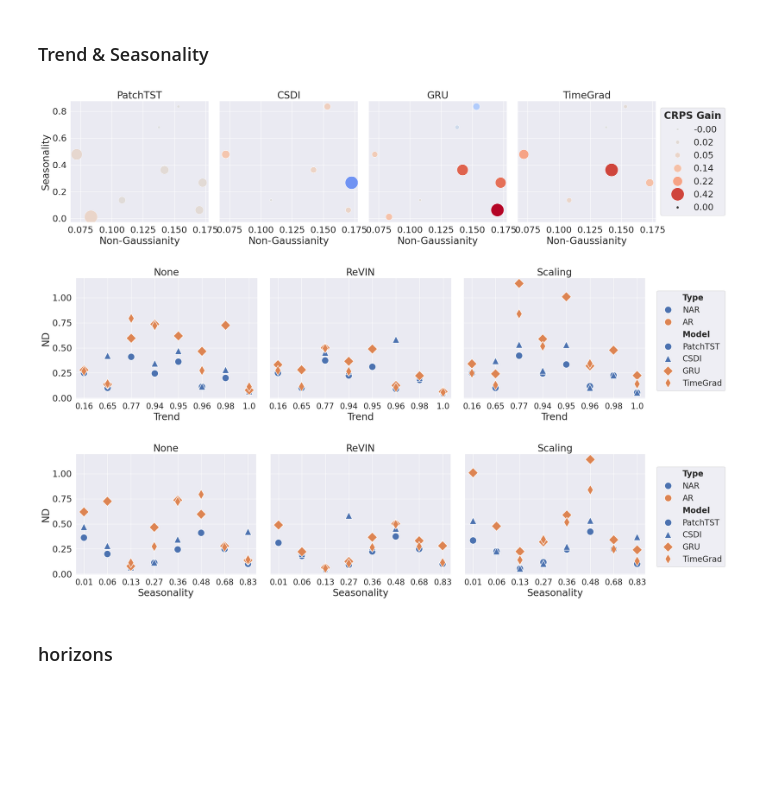
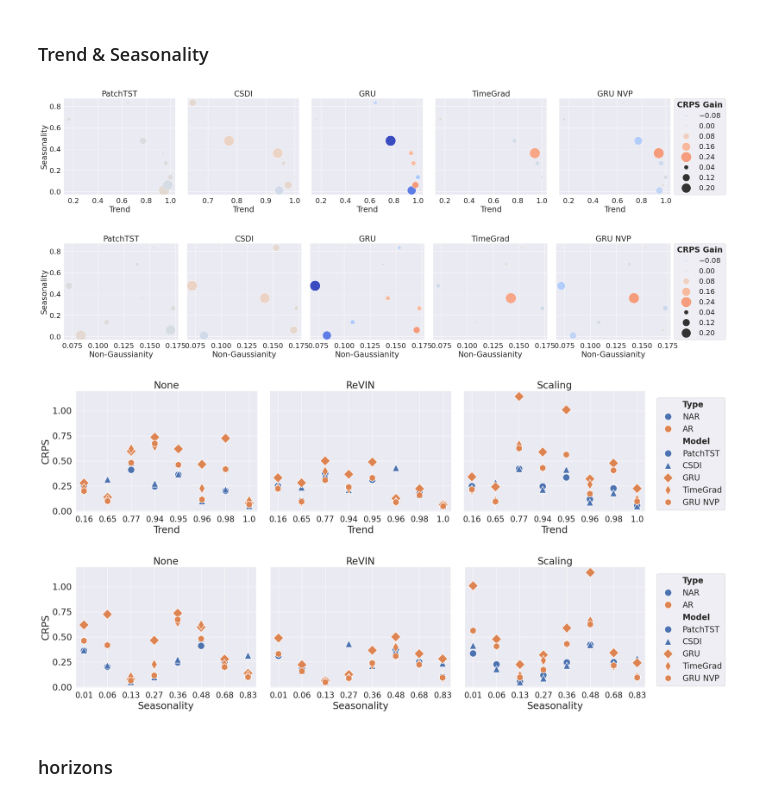
Before and after one commit to imJiawen/ProbTS, a Jupyter notebook: analysis/rebuttal_analysis.ipynb, the cells around one changed output. Cells and saved outputs as stored; diff of their text form; code cells hidden in the pictures; blank space fills up the shorter version.

```diff
--- a/analysis/rebuttal_analysis.ipynb
+++ b/analysis/rebuttal_analysis.ipynb
@@ -257,6 +262,7 @@ gru_nvp_ili_res = get_df_results('/home/v-zhangjiaw/Blob_EastUS/v-jiawezhang/log
 
 combined_df = pd.concat([patchtst_res, patchtst_ili_res, gru_nvp_res, gru_nvp_ili_res, csdi_res, timegrad_res, gru_res], ignore_index=True)
 combined_df['model'] = combined_df['model'].replace('GRUForecaster', 'GRU')
+combined_df['model'] = combined_df['model'].replace('GRU_NVP', 'GRU NVP')
 # %%
 def reformat(res_dict):
     datasets = []
@@ -291,7 +297,7 @@ def reformat(res_dict):
 norm_res = reformat(combined_df)
 norm_res = replace_dataset_name(norm_res)
 
-sort_order_dict = {'pred hor.': ['24','36','48','60','96','192','336','720'], 'model': ['PatchTST', 'CSDI','GRU', 'TimeGrad', 'GRU_NVP'], 'norm': ['ReVIN', 'Scaling','None']}
+sort_order_dict = {'pred hor.': ['24','36','48','60','96','192','336','720'], 'model': ['PatchTST', 'CSDI','GRU', 'TimeGrad', 'GRU NVP'], 'norm': ['ReVIN', 'Scaling','None']}
 sort_norm_res = sort_order(norm_res, sort_order_dict=sort_order_dict)
 # %%
 # sort_norm_res['CRPS/ND'] = sort_norm_res.apply(lambda x: f"{x['CRPS']:.3f}/{x['ND']:.3f}", axis=1)
@@ -443,8 +449,8 @@ custom_palette = {
     }
 auto_dict = {}
 
-for model in ['iTransformer', 'DLinear','PatchTST',	'GRU_NVP','TimeGrad','CSDI','GRU']:
-    if model in ['GRU_NVP','TimeGrad','GRU']:
+for model in ['iTransformer', 'DLinear','PatchTST',	'GRU NVP','TimeGrad','CSDI','GRU']:
+    if model in ['GRU NVP','TimeGrad','GRU']:
         type = 'AR'
     else:
         type = 'NAR'
@@ -467,7 +473,7 @@ def get_norm_res_dict(pivot_table,metrics='CRPS'):
     trend = []
     norms = []
     non_gaussian = []
-    for model in ['CSDI','PatchTST', 'TimeGrad','GRU_NVP', 'GRU']:
+    for model in ['CSDI','PatchTST', 'TimeGrad','GRU NVP', 'GRU']:
         for norm in ['ReVIN', 'Scaling', 'None']:
             for idx in pivot_table.index:
                 if pivot_table[metrics][model][norm][idx] == 'NaN':
@@ -481,7 +487,7 @@ def get_norm_res_dict(pivot_table,metrics='CRPS'):
                 non_gaussian.append(data_char.loc['JS Div.'][idx[0]+'-L'])
                 score.append(float(pivot_table[metrics][model][norm][idx]))
                 norms.append(norm)
-                if model in ['TimeGrad','GRU_NVP', 'GRU']:
+                if model in ['TimeGrad','GRU NVP', 'GRU']:
                     dec_scheme.append('AR')
                 else:
                     dec_scheme.append('NAR')
@@ -534,7 +540,7 @@ def plot_multi_norm_scatter(gap_dict, x, y, hue=None, style=None, size=None, hig
         axes[idx].set_title(model)
         g_list.append(g)
 
-    target_g = 3
+    target_g = len(axes) - 1
 
     # 删除除最后一个子图之外的所有图例
     for idx, ax in enumerate(axes):
@@ -558,22 +564,23 @@ def plot_multi_norm_scatter(gap_dict, x, y, hue=None, style=None, size=None, hig
     plt.tight_layout()
     plt.show()
 # %%
-gap_res = get_norm_res_dict(pivot_table_crps,metrics='CRPS')
-# gap_res = get_norm_res_dict(pivot_table_nd,metrics='ND')
-
 # gap_res = gap_res[gap_res['dataset']!='Traffic']
 
+# gap_res = get_norm_res_dict(pivot_table_crps,metrics='CRPS')
+# gap_res = gap_res[gap_res['Horizon']=='336']
+# gap_res = gap_res[gap_res['norm']=='ReVIN']
+# plot_multi_norm_scatter(gap_res, x='Trend', y='Seasonality', hue='Gap', size='Gap', hight=6, width=6, models=['PatchTST', 'CSDI', 'GRU', 'TimeGrad', 'GRU NVP'],legend_title='CRPS Gain')
+# plot_multi_norm_scatter(gap_res, x='Non-Gaussianity', y='Seasonality', hue='Gap', size='Gap', hight=6, width=6, models=['PatchTST', 'CSDI', 'GRU', 'TimeGrad', 'GRU NVP'],legend_title='CRPS Gain')
+
+
+gap_res = get_norm_res_dict(pivot_table_crps,metrics='CRPS')
 gap_res = gap_res[gap_res['Horizon']=='336']
-# gap_res = gap_res[gap_res['norm']=='Scaling']
-gap_res = gap_res[gap_res['norm']=='ReVIN']
-# plot_multi_norm_scatter(gap_res, x='Trend', y='Seasonality', hue='Gap', size='Gap', hight=6, width=6, models=['PatchTST', 'CSDI', 'GRU', 'TimeGrad'],legend_title='CRPS Gain')
-plot_multi_norm_scatter(gap_res, x='Non-Gaussianity', y='Seasonality', hue='Gap', size='Gap', hight=6, width=6, models=['PatchTST', 'CSDI', 'GRU', 'TimeGrad'],legend_title='CRPS Gain')
-
-# gap_res = gap_res[gap_res['norm']=='Scaling']
-# plot_multi_norm_scatter(gap_res, x='Trend', y='Seasonality', hue='Gap', size='Gap', hight=5, width=6, models=['PatchTST', 'CSDI', 'GRU', 'TimeGrad'],hue_norm=(-0.3, 0.3))
-# plot_multi_norm_scatter(gap_res, x='Non-Gaussianity', y='Seasonality', hue='Gap', size='Gap', hight=5, width=6, models=['PatchTST', 'CSDI', 'GRU', 'TimeGrad'],hue_norm=(-0.3, 0.3))
+gap_res = gap_res[gap_res['norm']=='Scaling']
+plot_multi_norm_scatter(gap_res, x='Trend', y='Seasonality', hue='Gap', size='Gap', hight=6, width=6, models=['PatchTST', 'CSDI', 'GRU', 'TimeGrad', 'GRU NVP'],hue_norm=(-0.5, 0.5),legend_title='CRPS Gain')
+plot_multi_norm_scatter(gap_res, x='Non-Gaussianity', y='Seasonality', hue='Gap', size='Gap', hight=6, width=6, models=['PatchTST', 'CSDI', 'GRU', 'TimeGrad', 'GRU NVP'],hue_norm=(-0.5, 0.5),legend_title='CRPS Gain')
 # %% [output]
-[figure, old version]
+[figure, new version]
+[figure, added]
 # %%
 # timegrad_gap_res = gap_res[gap_res['Model']=='TimeGrad']
 # plot_norm_scatter(timegrad_gap_res, x='Trend', y='Seasonality', hue='Gap', size='Gap', hight=5, width=8, title='TimeGrad')
@@ -861,11 +868,11 @@ sort_norm_res = sort_order(gap_dict, sort_order_dict=sort_order_dict)
 sort_norm_res['Forecasting Horizon'] = sort_norm_res['Horizon'].astype(int)
 # %%
 # revin_norm_res = sort_norm_res[sort_norm_res['dataset']!='Electricity']
-plot_multi_trend_scatter(sort_norm_res, max_y=0.62, width=8, hight=6, title=None, target_hor=336, norms=['None','ReVIN','Scaling'],ch='Trend',labelsize=20,metric='ND')
-plot_multi_trend_scatter(sort_norm_res, max_y=0.62, width=8, hight=6, title=None, target_hor=336, norms=['None','ReVIN','Scaling'],ch='Seasonality',labelsize=20,metric='ND')
+plot_multi_trend_scatter(sort_norm_res, max_y=0.62, width=8, hight=6, title=None, target_hor=336, norms=['None','ReVIN','Scaling'],ch='Trend',labelsize=20,metric='CRPS')
+plot_multi_trend_scatter(sort_norm_res, max_y=0.62, width=8, hight=6, title=None, target_hor=336, norms=['None','ReVIN','Scaling'],ch='Seasonality',labelsize=20,metric='CRPS')
 # %% [output]
-[figure, old version]
+[figure, new version]
-[figure, old version]
+[figure, new version]
 # %% [markdown]
 ### horizons
 # %%
```
Also changed, not shown: parts of 17 cells of this notebook, 7 other files.
